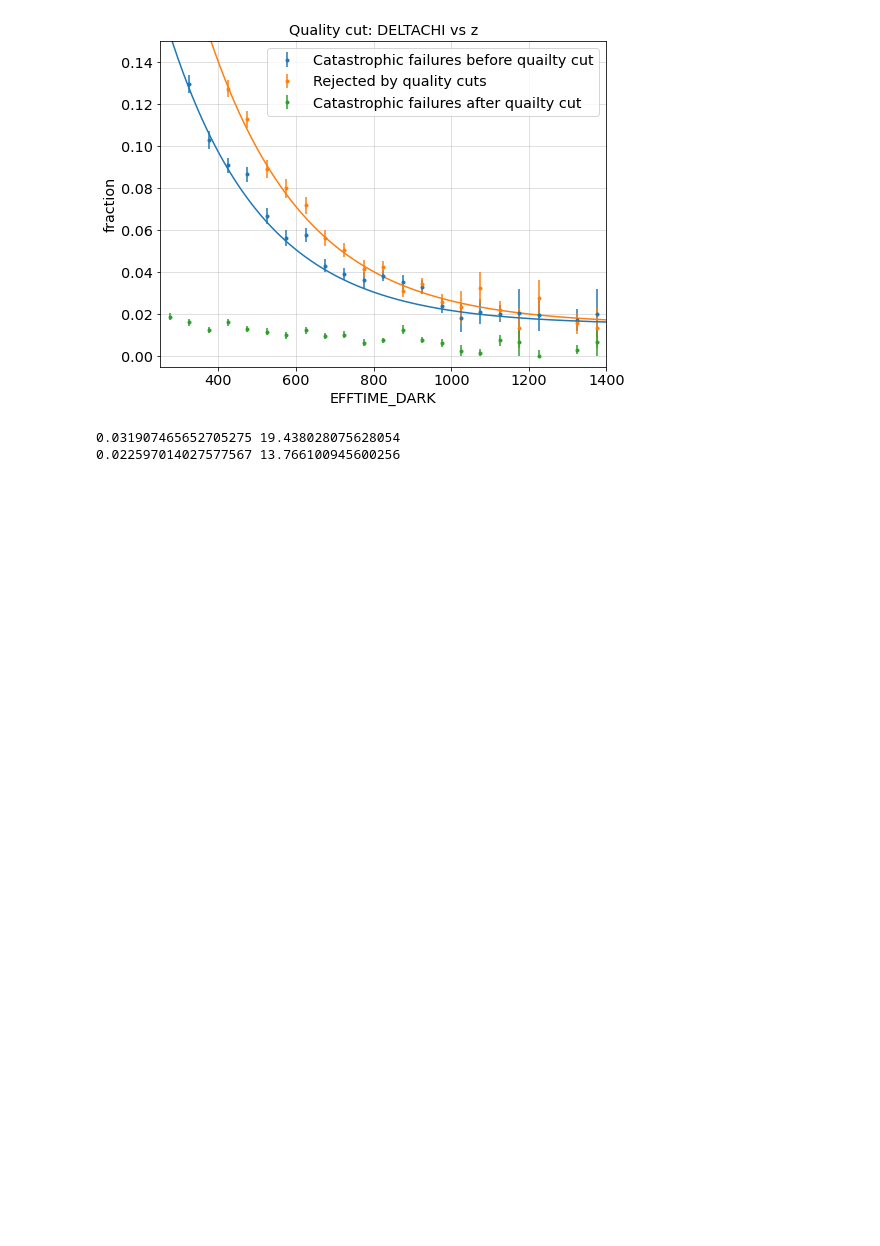
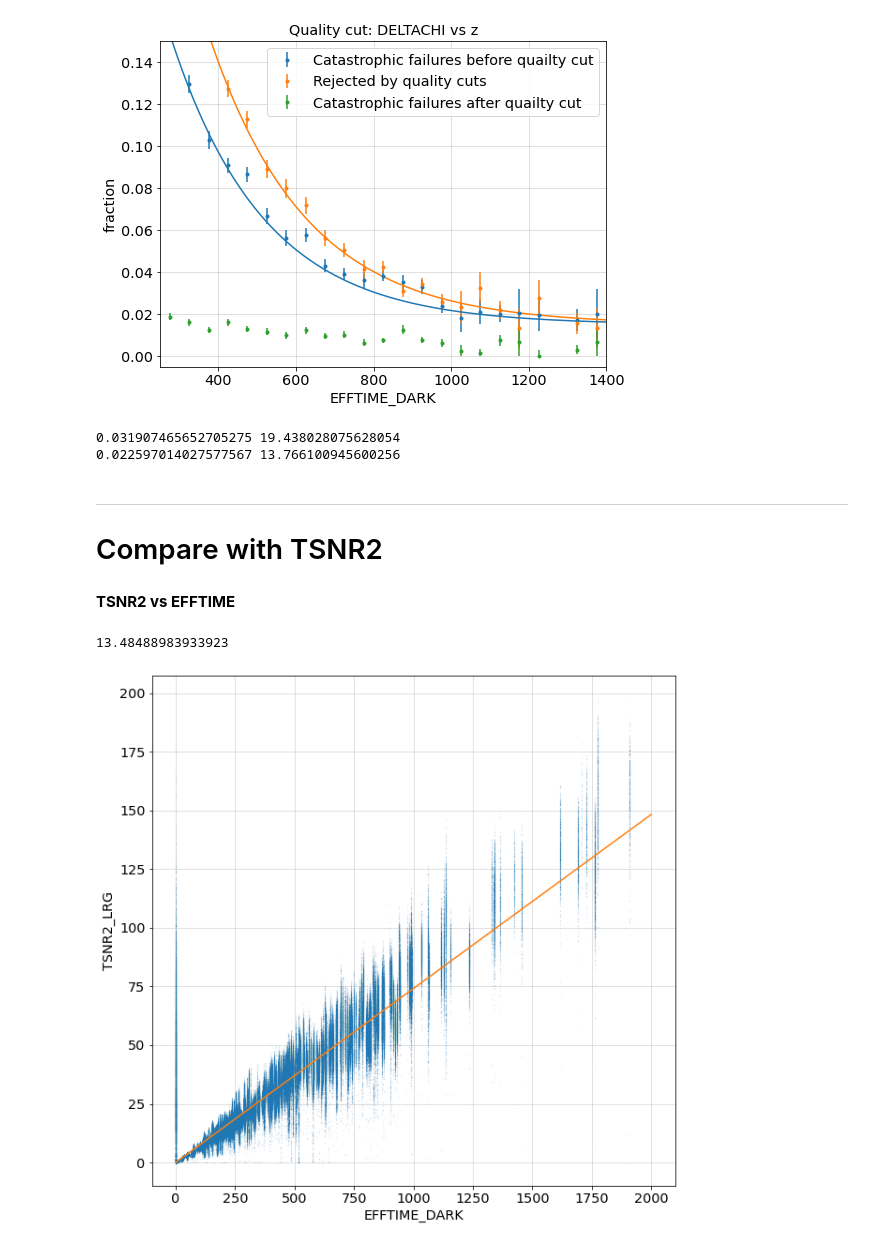
Before and after one commit to rongpu/desi-targets, a Jupyter notebook: sv/final_selection/failure_rate_vs_efftime.ipynb, the cells around one changed output. Drawn from its saved outputs; the diff is of its cells as text; code cells hidden in the pictures; blank space fills up the shorter version.

```diff
--- a/sv/final_selection/failure_rate_vs_efftime.ipynb
+++ b/sv/final_selection/failure_rate_vs_efftime.ipynb
@@ -491,3 +493,24 @@ print(np.exp(-(x+120)/250)+0.015, (np.exp(-(x+120)/250)+0.015)*609.2)
 # %% [output]
 0.031907465652705275 19.438028075628054
 0.022597014027577567 13.766100945600256
+# %% [markdown]
+-----------
+# Compare with TSNR2
+# %% [markdown]
+__TSNR2 vs EFFTIME__
+# %%
+mask = (zbest['EFFTIME_DARK']>800) & (zbest['EFFTIME_DARK']<1200)
+lrg_factor = np.median((zbest['EFFTIME_DARK']/zbest['TSNR2_LRG'])[mask])
+print(lrg_factor)
+
+x = np.linspace(0, 2000, 100)
+plt.figure(figsize=(10, 10))
+plt.plot(zbest['EFFTIME_DARK'], zbest['TSNR2_LRG'], '.', ms=0.1)
+plt.xlabel('EFFTIME_DARK')
+plt.ylabel('TSNR2_LRG')
+plt.plot(x, x/lrg_factor)
+plt.grid(alpha=0.5)
+plt.show()
+# %% [output]
+13.48488983933923
+[figure, added]
```
Also changed, not shown: parts of 7 cells of this notebook.
